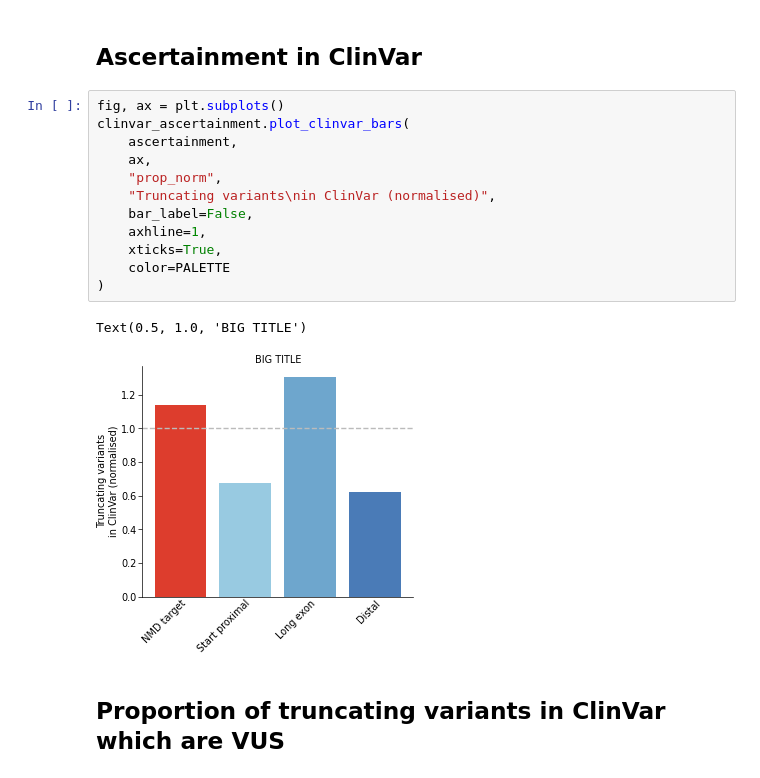
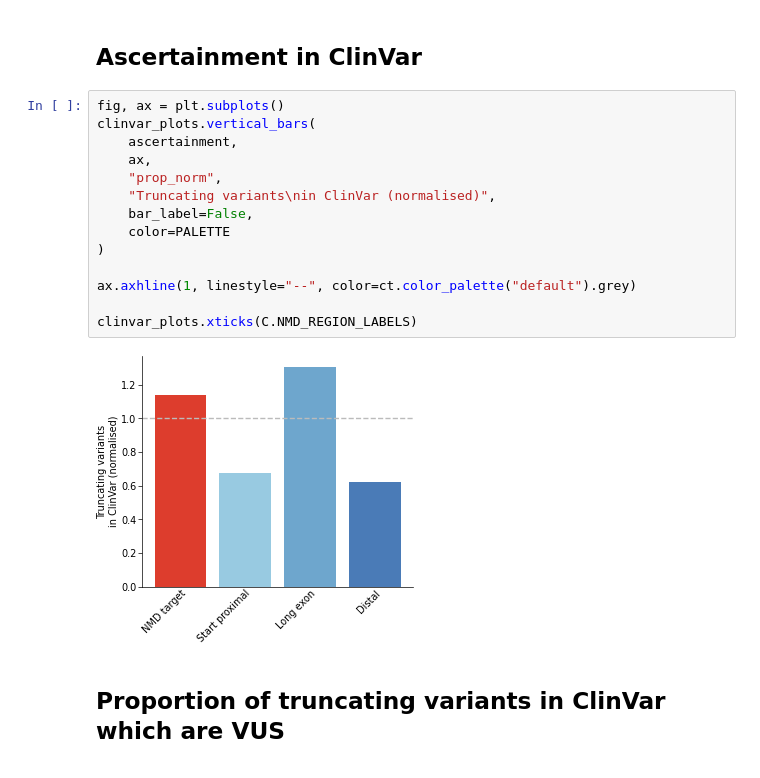
Before and after one commit to alexblakes/regional_nonsense_constraint, a Jupyter notebook: notebooks/figures/fig_01_clinvar_ascertainment_plots.ipynb, the cells around one changed output. Drawn from its saved outputs; the diff is of its cells as text.

```diff
--- a/notebooks/figures/fig_01_clinvar_ascertainment_plots.ipynb
+++ b/notebooks/figures/fig_01_clinvar_ascertainment_plots.ipynb
@@ -41,19 +43,20 @@ clinvar_ascertainment.plot_clinvar_bars(
 ## Ascertainment in ClinVar
 # %%
 fig, ax = plt.subplots()
-clinvar_ascertainment.plot_clinvar_bars(
+clinvar_plots.vertical_bars(
     ascertainment,
     ax,
     "prop_norm",
     "Truncating variants\nin ClinVar (normalised)",
     bar_label=False,
-    axhline=1,
-    xticks=True,
     color=PALETTE
 )
+
+ax.axhline(1, linestyle="--", color=ct.color_palette("default").grey)
+
+clinvar_plots.xticks(C.NMD_REGION_LABELS)
 # %% [output]
-Text(0.5, 1.0, 'BIG TITLE')
-[figure, old version]
+[figure, new version]
 # %% [markdown]
 ## Proportion of truncating variants in ClinVar which are VUS
 # %%
```
Also changed, not shown: parts of 3 cells of this notebook, 4 other files.
